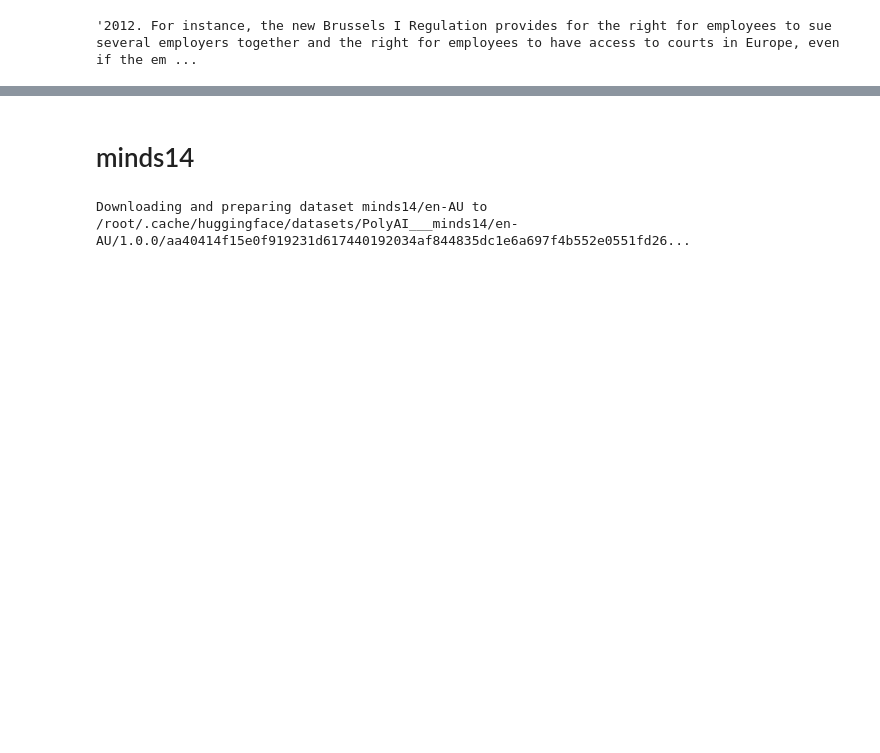
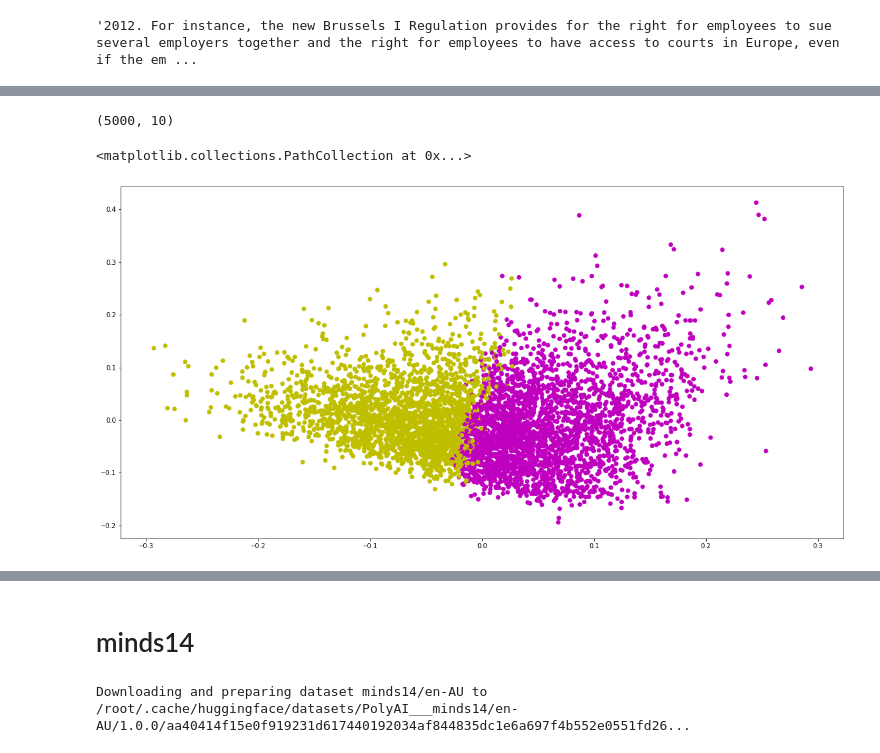
Before and after one commit to IlyaZelinskiy/Wav2vec_CFT_SHIFT_LAB, a Jupyter notebook: ASR_datasets.ipynb, the cells around one changed output, grey strips where cells are left out. Saved outputs shown, nothing was run; the diff lists cells and outputs as text; code cells hidden in the pictures; blank space fills up the shorter version.

```diff
--- a/ASR_datasets.ipynb
+++ b/ASR_datasets.ipynb
@@ -5,0 +66,5 @@
+# %%
+def preprocessing(line):
+    line = line.lower()
+    line = re.sub(r"[{}]".format(string.punctuation), " ", line)
+    return line
@@ -49,3 +127,8 @@ ipd.Audio(data=np.asarray(slue['train']['audio'][1]['array']), autoplay=False, r
 # %% [output]
 two thousand and twelve for instance the new brussels i regulation provides for the right for employees to sue several employers together and the right for employees to have access to courts in europe ...
 [interactive output not drawn]
+# %%
+all_text = slue['train']['normalized_text']
+tfidf_vectorizer = TfidfVectorizer(preprocessor=preprocessing)
+tfidf_slue = tfidf_vectorizer.fit_transform(all_text)
+embeddings_slue = slue['train'].map(map_to_emb, batched=True, batch_size=1)
@@ -51,0 +137,20 @@ two thousand and twelve for instance the new brussels i regulation provides for
+# %%
+embeddings_slue.shape
+# %% [output]
+(5000, 10)
+# %%
+from sklearn.cluster import KMeans
+kmeans = KMeans(n_clusters=2).fit(tfidf_slue)
+kmean_indices = kmeans.fit_predict(tfidf_slue)
+pca = PCA(n_components=2)
+scatter_plot_points = pca.fit_transform(tfidf_slue.toarray())
+colors = ["y", "m" ]
+
+x_axis = [o[0] for o in scatter_plot_points]
+y_axis = [o[1] for o in scatter_plot_points]
+fig, ax = plt.subplots(figsize=(20,10))
+
+ax.scatter(x_axis, y_axis, c=[colors[d] for d in kmean_indices])
+# %% [output]
+<matplotlib.collections.PathCollection at 0x...>
+[figure, added]
```
Also changed, not shown: parts of 17 cells of this notebook.
